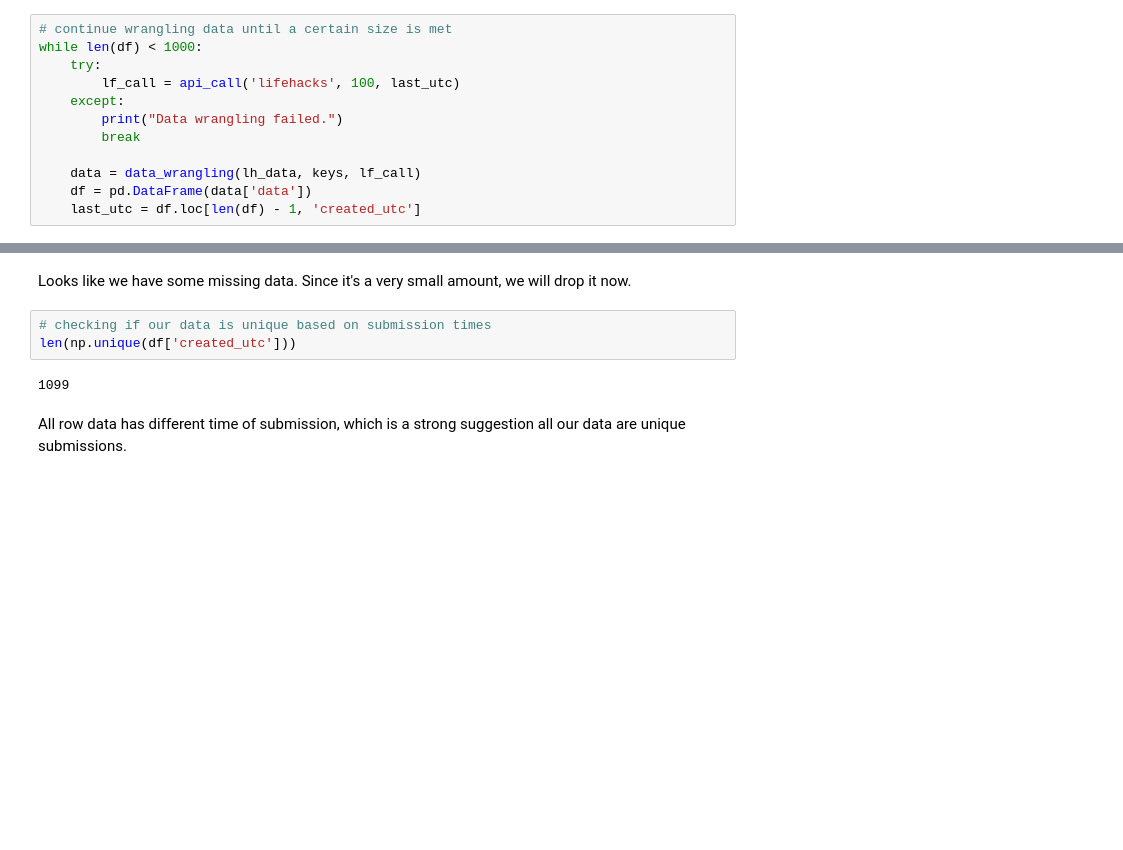
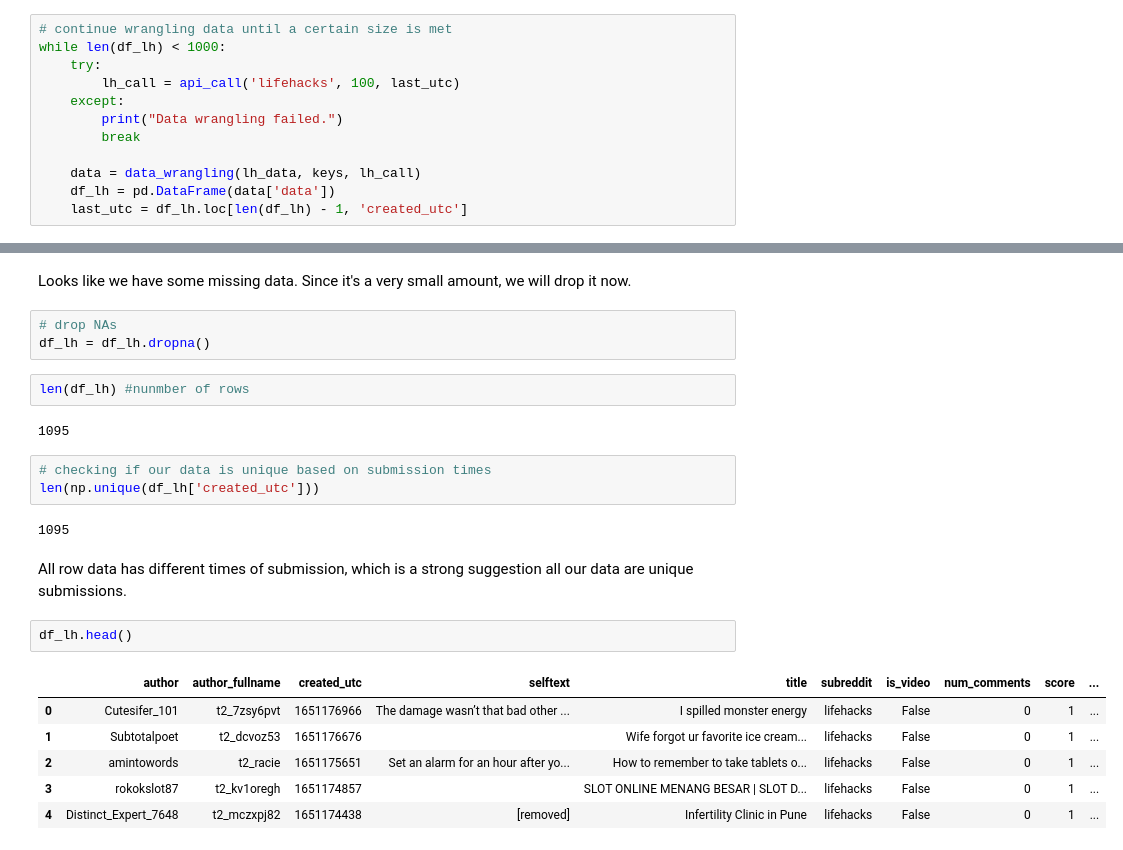
Before and after one commit to Femli/lifehacks_vs_lifeprotips, a Jupyter notebook: code/01_Data_Wrangling.ipynb, the cells around one changed output, grey strips where cells are left out. Saved outputs shown, nothing was run; the diff lists cells and outputs as text; blank space fills up the shorter version.

```diff
--- a/code/01_Data_Wrangling.ipynb
+++ b/code/01_Data_Wrangling.ipynb
@@ -105,15 +105,15 @@ last_utc
 Here we continue making api calls, with new data each time (predating the last data that is collected each time). We will collect at least 1000 rows of data.
 # %%
 # continue wrangling data until a certain size is met
-while len(df) < 1000:
+while len(df_lh) < 1000:
     try:
-        lf_call = api_call('lifehacks', 100, last_utc)
+        lh_call = api_call('lifehacks', 100, last_utc)
     except:
         print("Data wrangling failed.")
         break
 
-    data = data_wrangling(lh_data, keys, lf_call)
-    df = pd.DataFrame(data['data'])
-    last_utc = df.loc[len(df) - 1, 'created_utc']
+    data = data_wrangling(lh_data, keys, lh_call)
+    df_lh = pd.DataFrame(data['data'])
+    last_utc = df_lh.loc[len(df_lh) - 1, 'created_utc']
 # %%
 # verifying data was collected
@@ -156,10 +156,26 @@ upvote_ratio       0
 dtype: int64
 # %% [markdown]
 Looks like we have some missing data. Since it's a very small amount, we will drop it now.
+# %%
+# drop NAs
+df_lh = df_lh.dropna()
+# %%
+len(df_lh) #nunmber of rows
+# %% [output]
+1095
 # %%
 # checking if our data is unique based on submission times
-len(np.unique(df['created_utc']))
+len(np.unique(df_lh['created_utc']))
 # %% [output]
-1099
+1095
 # %% [markdown]
-All row data has different time of submission, which is a strong suggestion all our data are unique submissions.
+All row data has different times of submission, which is a strong suggestion all our data are unique submissions.
+# %%
+df_lh.head()
+# %% [output]
+|  | author | author_fullname | created_utc | selftext | title | subreddit | is_video | num_comments | score | ... |
+| 0 | Cutesifer_101 | t2_7zsy6pvt | 1651176966 | The damage wasn’t that bad other ... | I spilled monster energy | lifehacks | False | 0 | 1 | ... |
+| 1 | Subtotalpoet | t2_dcvoz53 | 1651176676 |  | Wife forgot ur favorite ice cream... | lifehacks | False | 0 | 1 | ... |
+| 2 | amintowords | t2_racie | 1651175651 | Set an alarm for an hour after yo... | How to remember to take tablets o... | lifehacks | False | 0 | 1 | ... |
+| 3 | rokokslot87 | t2_kv1oregh | 1651174857 |  | SLOT ONLINE MENANG BESAR | SLOT D... | lifehacks | False | 0 | 1 | ... |
+| 4 | Distinct_Expert_7648 | t2_mczxpj82 | 1651174438 | [removed] | Infertility Clinic in Pune | lifehacks | False | 0 | 1 | ... |
```
Also changed, not shown: parts of 48 cells of this notebook, 4 other files.
